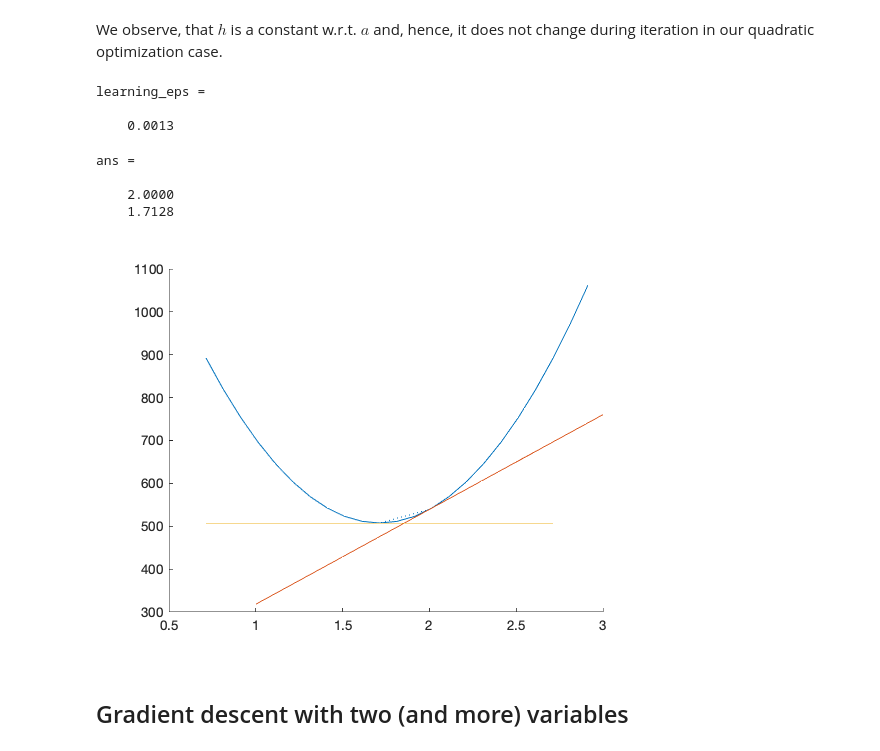
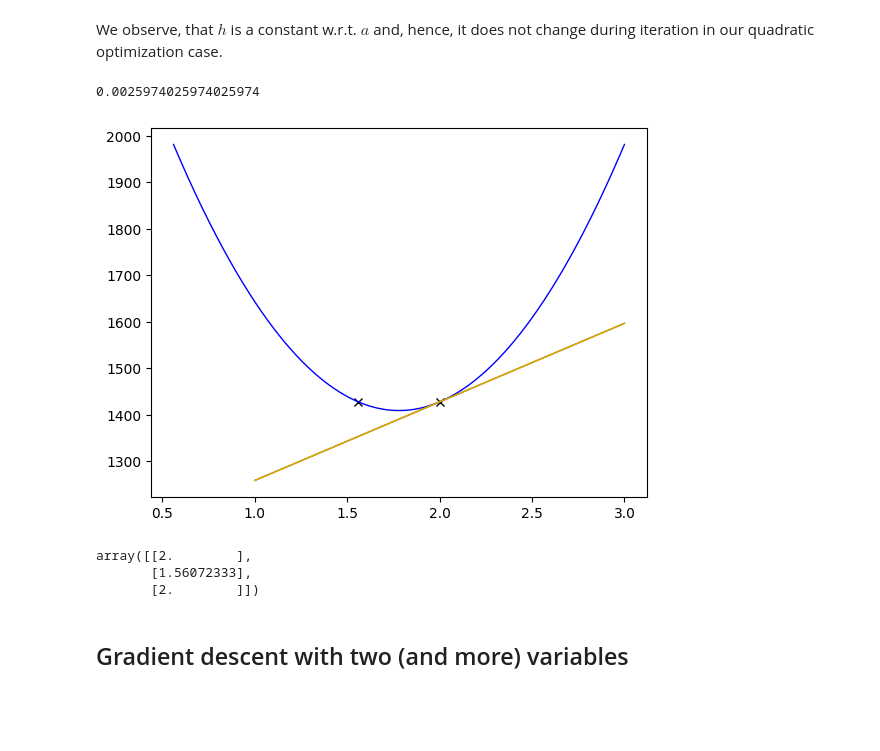
Before and after one commit to kallefrisk/Schoolwork, a Jupyter notebook: Python/DeepLearning/Numerical Linear Regression.ipynb, the cells around one changed output. Saved outputs shown, nothing was run; the diff lists cells and outputs as text; code cells hidden in the pictures; blank space fills up the shorter version.

```diff
--- a/Python/DeepLearning/Numerical Linear Regression.ipynb
+++ b/Python/DeepLearning/Numerical Linear Regression.ipynb
@@ -157,20 +157,18 @@ $$
 # %% [markdown]
 We observe, that $h$ is a constant w.r.t. $a$ and, hence, it does not change during iteration in our quadratic optimization case.
 # %%
-h = 2*sum(X.^2);
+h = 2*np.sum(X*X)
 learning_eps = 1/h
+print(learning_eps)
 # %% [output]
-learning_eps =
-
-    0.0013
+0.0025974025974025974
 # %%
-grad_desc_rss(1, a0, learning_eps, f, ff, true)
+grad_desc_rss(1, a0, X, Y, learning_eps, verbose=True)
 # %% [output]
+[figure, new version]
-ans =
-
-    2.0000
-    1.7128
+array([[2.        ],
+       [1.56072333],
+       [2.        ]])
-[figure, old version]
 # %% [markdown]
 ## Gradient descent with two (and more) variables
 # %% [markdown]
```
